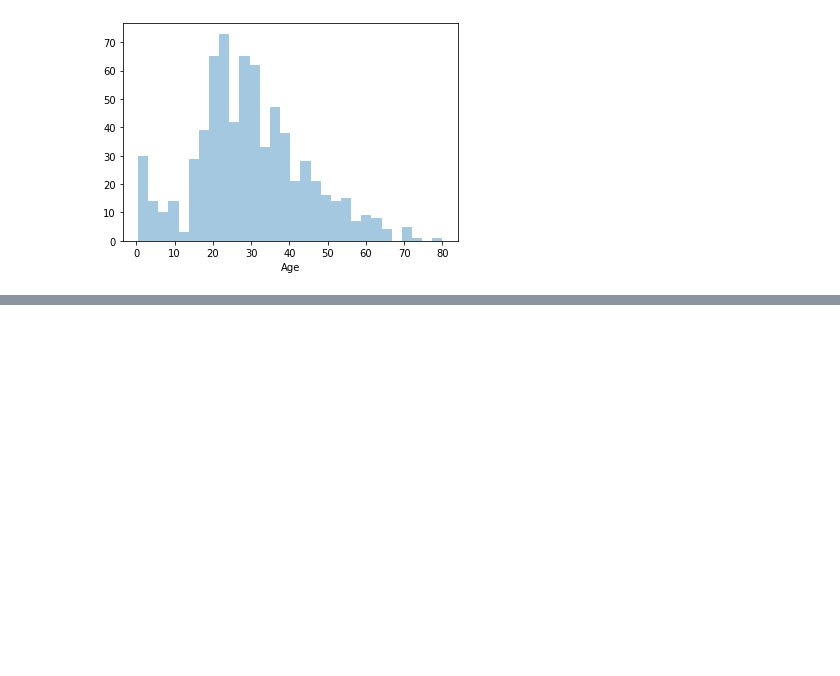
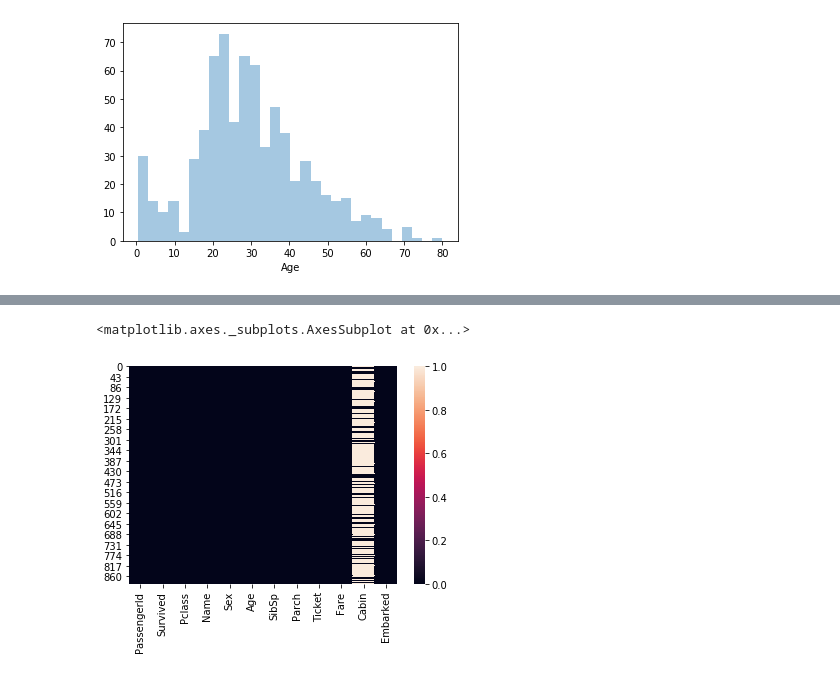
Before and after one commit to Jhooomn/learning-py, a Jupyter notebook: Logistic Regression/Logistic Regression Titanic.ipynb, the cells around one changed output, grey strips where cells are left out. Cells and saved outputs as stored; diff of their text form; code cells hidden in the pictures; blank space fills up the shorter version.

```diff
--- a/Logistic Regression/Logistic Regression Titanic.ipynb
+++ b/Logistic Regression/Logistic Regression Titanic.ipynb
@@ -64,0 +75,21 @@ train_data['Survived'].iplot(kind='hist', title='Survived Distribution')
+# %%
+def fill_na_age(columns):
+    age = columns[0]
+    pclass = columns[1]
+
+    if pd.isnull(age):
+        if pclass ==  1:
+            return 38
+        elif pclass == 2:
+            return 28
+        elif pclass == 3:
+            return 25
+    else:
+        return age
+# %%
+train_data['Age'] = train_data[['Age', 'Pclass']].apply(fill_na_age, axis=1)
+# %%
+sns.heatmap(train_data.isnull())
+# %% [output]
+<matplotlib.axes._subplots.AxesSubplot at 0x...>
+[figure, added]
```
Also changed, not shown: parts of 20 cells of this notebook.
